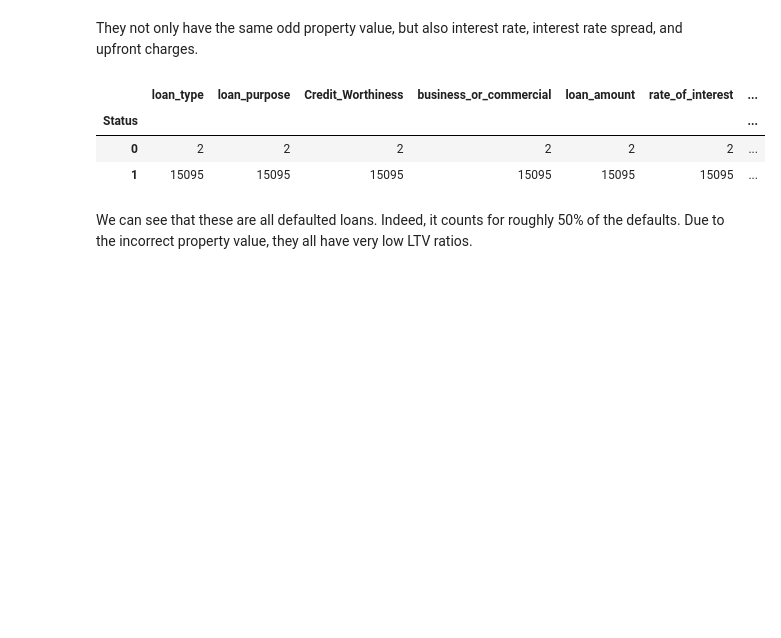
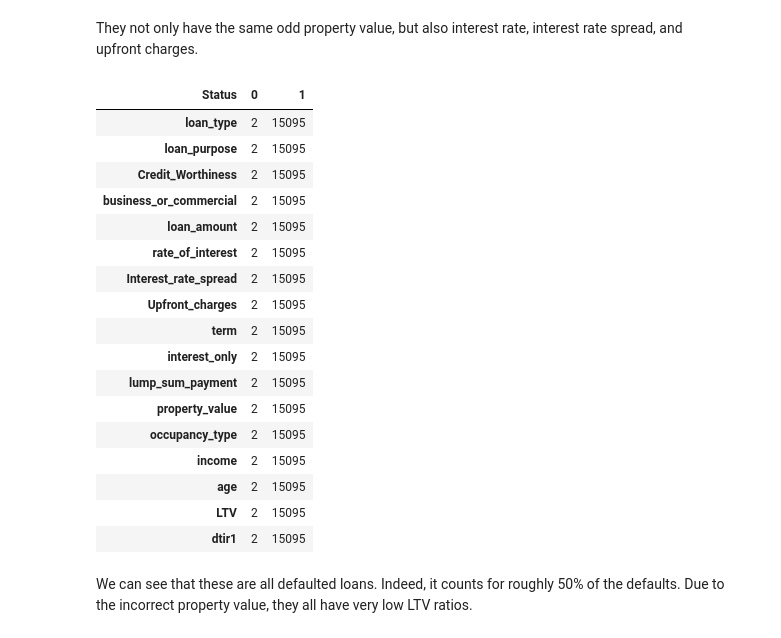
Before and after one commit to Hoale2908/Data_Preprocessing_for_Mortgage_Loan_Default_Prediction, a Jupyter notebook: model.ipynb, the cells around one changed output. Drawn from its saved outputs; the diff is of its cells as text; code cells hidden in the pictures; blank space fills up the shorter version.

Commit message:
Kaggle Notebook | 🏠 Mortgage Loan Default - EDA | Version 11

```diff
--- a/model.ipynb
+++ b/model.ipynb
@@ -299,12 +301,26 @@ loan[pv==pv2.index[0]]
 # %% [markdown]
 They not only have the same odd property value, but also interest rate, interest rate spread, and upfront charges.
 # %%
-loan[pv==pv2.index[0]].groupby(['Status']).count()
+loan[pv==pv2.index[0]].groupby(['Status']).count().T
 # %% [output]
-|  | loan_type | loan_purpose | Credit_Worthiness | business_or_commercial | loan_amount | rate_of_interest | ... |
-| Status |  |  |  |  |  |  | ... |
-| 0 | 2 | 2 | 2 | 2 | 2 | 2 | ... |
-| 1 | 15095 | 15095 | 15095 | 15095 | 15095 | 15095 | ... |
+| Status | 0 | 1 |
+| loan_type | 2 | 15095 |
+| loan_purpose | 2 | 15095 |
+| Credit_Worthiness | 2 | 15095 |
+| business_or_commercial | 2 | 15095 |
+| loan_amount | 2 | 15095 |
+| rate_of_interest | 2 | 15095 |
+| Interest_rate_spread | 2 | 15095 |
+| Upfront_charges | 2 | 15095 |
+| term | 2 | 15095 |
+| interest_only | 2 | 15095 |
+| lump_sum_payment | 2 | 15095 |
+| property_value | 2 | 15095 |
+| occupancy_type | 2 | 15095 |
+| income | 2 | 15095 |
+| age | 2 | 15095 |
+| LTV | 2 | 15095 |
+| dtir1 | 2 | 15095 |
 # %% [markdown]
 We can see that these are all defaulted loans. Indeed, it counts for roughly 50% of the defaults. Due to the incorrect property value, they all have very low LTV ratios.
 # %%
```
Also changed, not shown: parts of 7 cells of this notebook.
